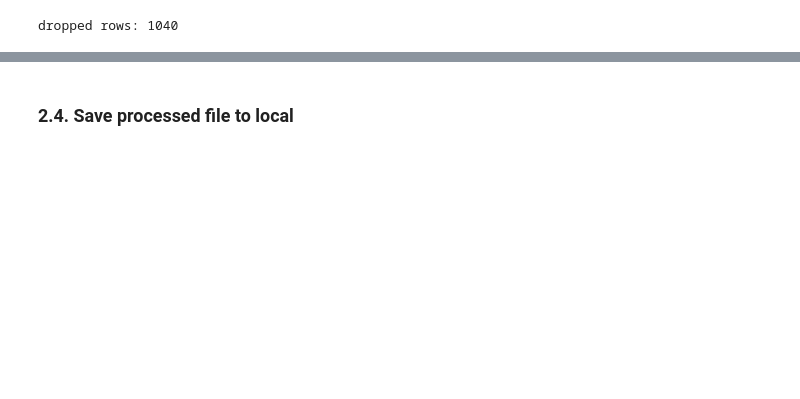
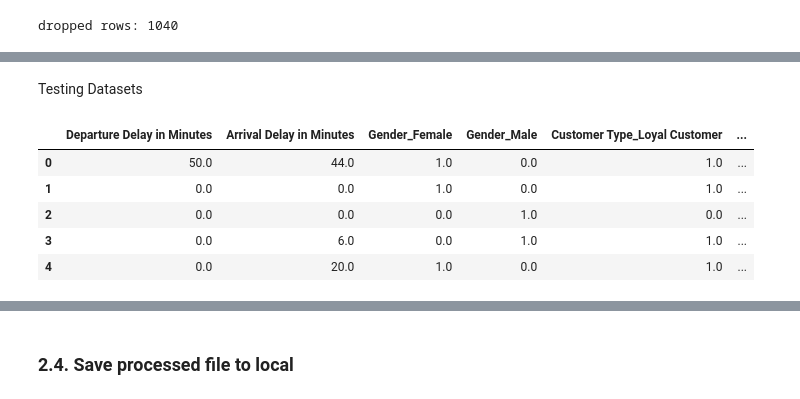
Before and after one commit to McGill-MMA-EnterpriseAnalytics/Flyer_Customer_Satisfaction, a Jupyter notebook: Airline_DataPreprocessing.ipynb, the cells around one changed output, grey strips where cells are left out. Cells and saved outputs as stored; diff of their text form; code cells hidden in the pictures; blank space fills up the shorter version.

```diff
--- a/Airline_DataPreprocessing.ipynb
+++ b/Airline_DataPreprocessing.ipynb
@@ -202,0 +283,17 @@ airplane_normalized.shape[1]
+# %% [markdown]
+Testing Datasets
+# %%
+airplane_test = df_test.copy()
+airplane_test = imputing_preprocessing.fit_transform(airplane_test)
+airplane_test = pd.DataFrame(airplane_test,
+    columns=imputing_preprocessing.get_feature_names_out(),
+    index=df_test.index)
+airplane_test.drop(columns = ['Unnamed: 0', 'id'], inplace = True)
+airplane_test.head(5)
+# %% [output]
+|  | Departure Delay in Minutes | Arrival Delay in Minutes | Gender_Female | Gender_Male | Customer Type_Loyal Customer | ... |
+| 0 | 50.0 | 44.0 | 1.0 | 0.0 | 1.0 | ... |
+| 1 | 0.0 | 0.0 | 1.0 | 0.0 | 1.0 | ... |
+| 2 | 0.0 | 0.0 | 0.0 | 1.0 | 0.0 | ... |
+| 3 | 0.0 | 6.0 | 0.0 | 1.0 | 1.0 | ... |
+| 4 | 0.0 | 20.0 | 1.0 | 0.0 | 1.0 | ... |
```
Also changed, not shown: parts of 23 cells of this notebook, 6 other files.
